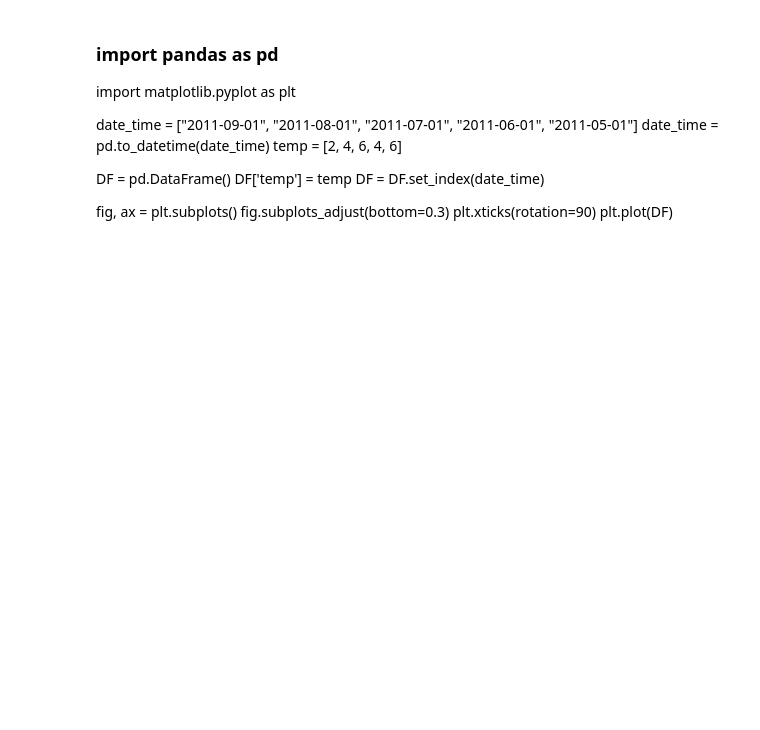
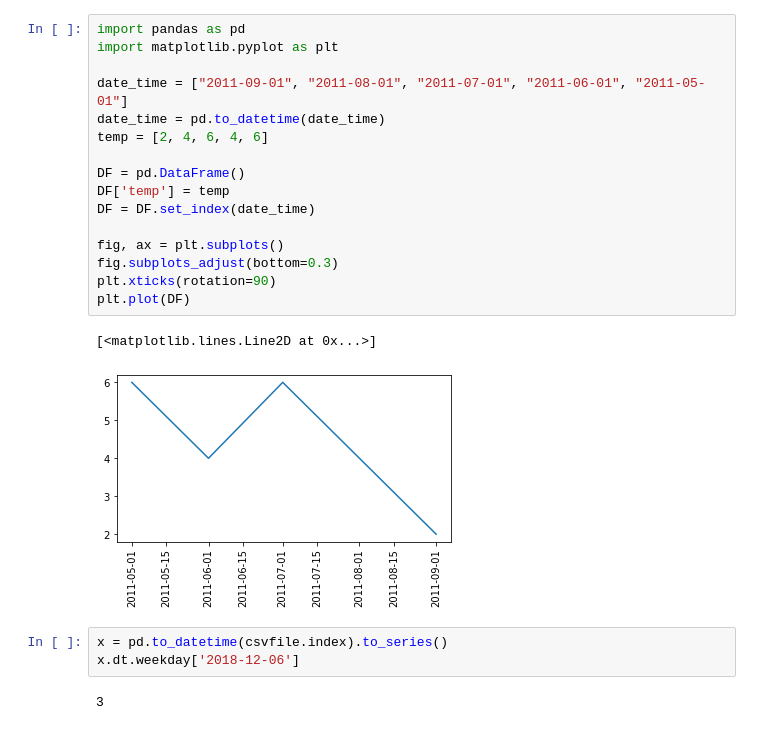
Before and after one commit to aprillins/python-training, a Jupyter notebook: fornuam.ipynb, the cells around one changed output. Drawn from its saved outputs; the diff is of its cells as text; blank space fills up the shorter version.

```diff
--- a/fornuam.ipynb
+++ b/fornuam.ipynb
@@ -54,16 +52,24 @@ csvfile.plot(ax=ax[1], rot=90).grid(axis='x')
-# %% [markdown]
-### import pandas as pd
-import matplotlib.pyplot as plt
-
-date_time = ["2011-09-01", "2011-08-01", "2011-07-01", "2011-06-01", "2011-05-01"]
-date_time = pd.to_datetime(date_time)
-temp = [2, 4, 6, 4, 6]
-
-DF = pd.DataFrame()
-DF['temp'] = temp
-DF = DF.set_index(date_time)
-
-fig, ax = plt.subplots()
-fig.subplots_adjust(bottom=0.3)
-plt.xticks(rotation=90)
-plt.plot(DF)
+# %%
+import pandas as pd
+import matplotlib.pyplot as plt
+
+date_time = ["2011-09-01", "2011-08-01", "2011-07-01", "2011-06-01", "2011-05-01"]
+date_time = pd.to_datetime(date_time)
+temp = [2, 4, 6, 4, 6]
+
+DF = pd.DataFrame()
+DF['temp'] = temp
+DF = DF.set_index(date_time)
+
+fig, ax = plt.subplots()
+fig.subplots_adjust(bottom=0.3)
+plt.xticks(rotation=90)
+plt.plot(DF)
+# %% [output]
+[<matplotlib.lines.Line2D at 0x...>]
+[figure, added]
+# %%
+x = pd.to_datetime(csvfile.index).to_series()
+x.dt.weekday['2018-12-06']
+# %% [output]
+3
```
Also changed, not shown: parts of 1 cell of this notebook.
